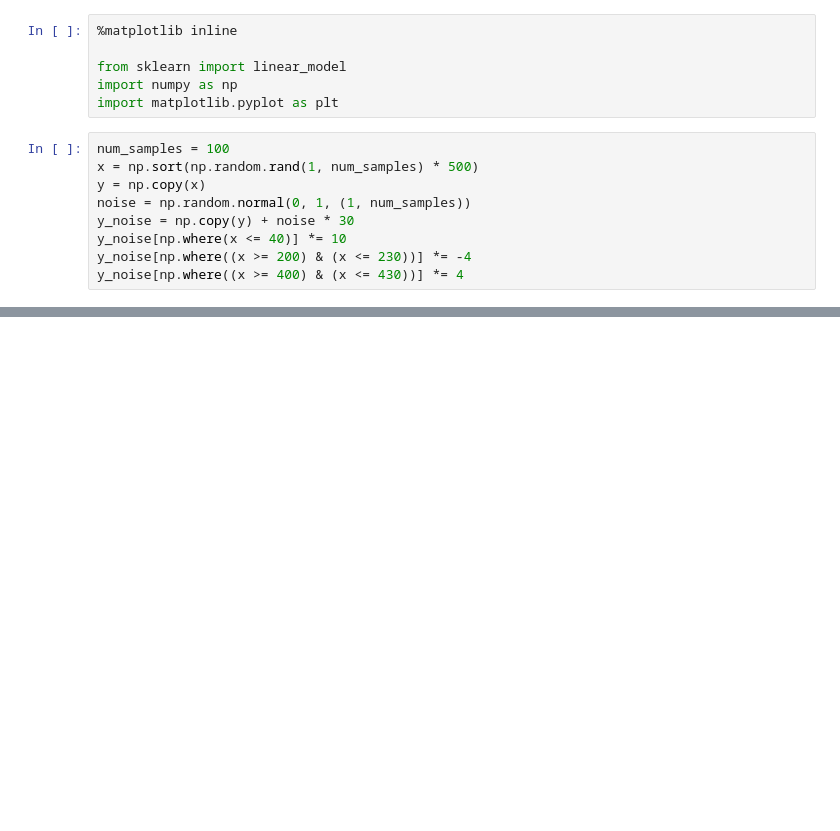
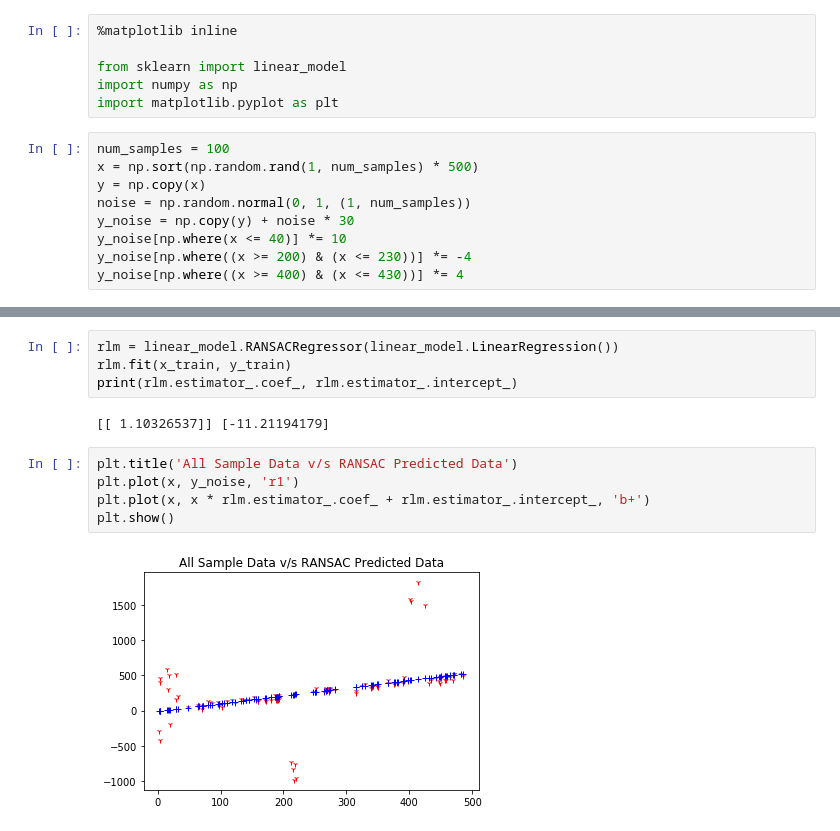
Before and after one commit to HimaVarsha94/jupyter-notebooks, a Jupyter notebook: notebooks/linear_regression.ipynb, the cells around one changed output, grey strips where cells are left out. Drawn from its saved outputs; the diff is of its cells as text; blank space fills up the shorter version.

Commit message:
Add RANSAC estimator for linear regression

```diff
--- a/notebooks/linear_regression.ipynb
+++ b/notebooks/linear_regression.ipynb
@@ -42,0 +43,13 @@ plt.show()
+# %%
+rlm = linear_model.RANSACRegressor(linear_model.LinearRegression())
+rlm.fit(x_train, y_train)
+print(rlm.estimator_.coef_, rlm.estimator_.intercept_)
+# %% [output]
+[[ 1.10326537]] [-11.21194179]
+# %%
+plt.title('All Sample Data v/s RANSAC Predicted Data')
+plt.plot(x, y_noise, 'r1')
+plt.plot(x, x * rlm.estimator_.coef_ + rlm.estimator_.intercept_, 'b+')
+plt.show()
+# %% [output]
+[figure, added]
```
Also changed, not shown: parts of 3 cells of this notebook.
